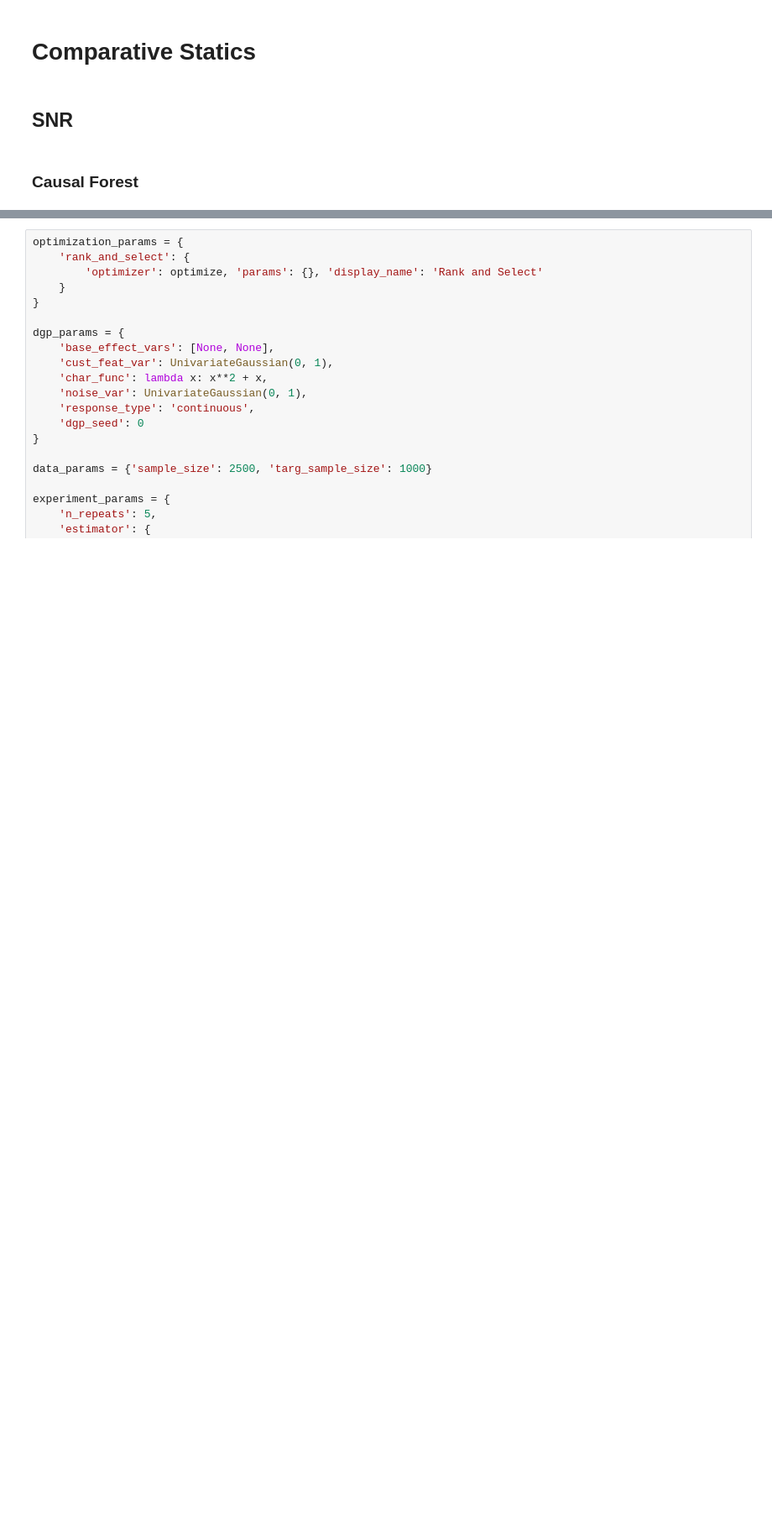
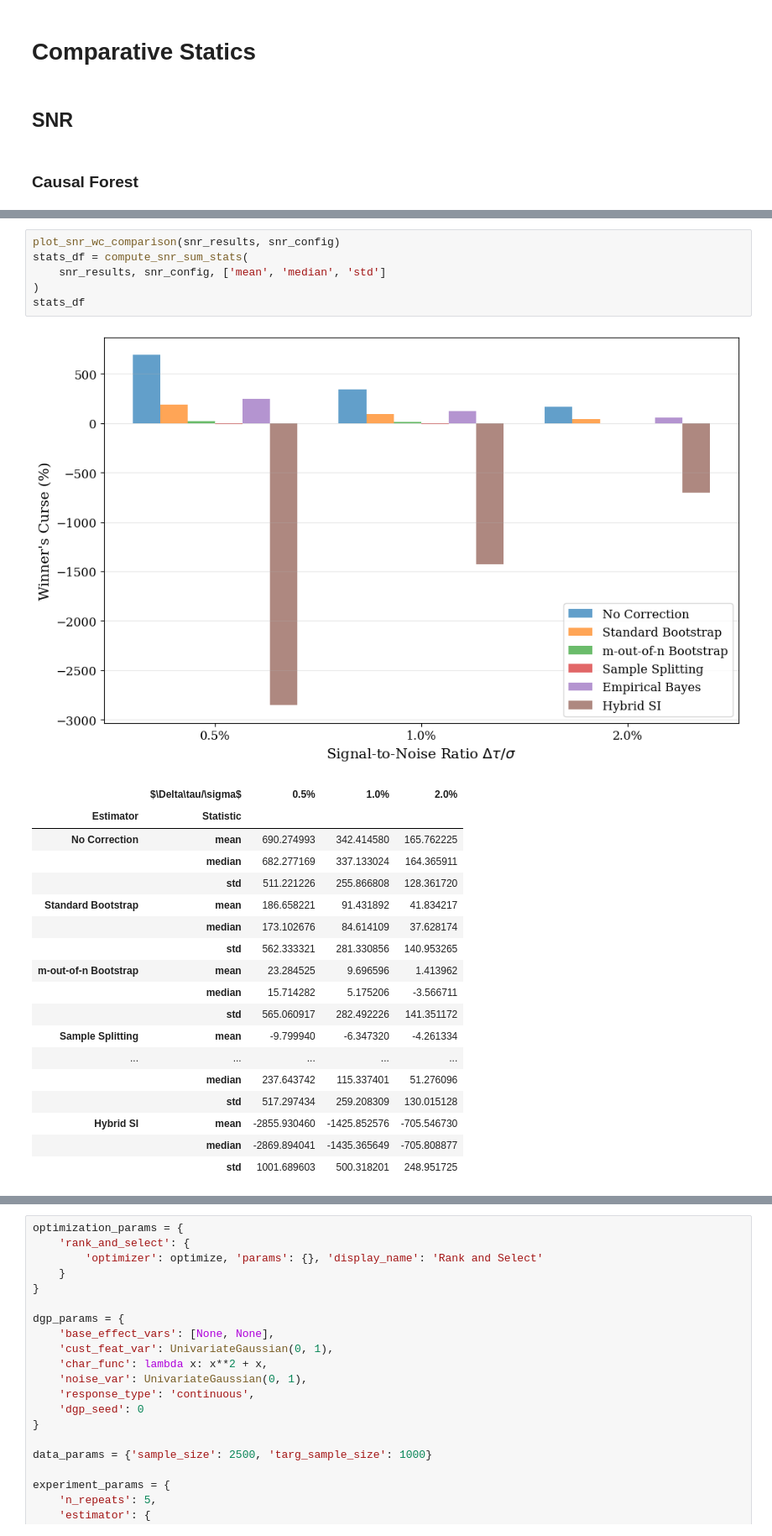
Before and after one commit to iamsikun/winners-curse, a Jupyter notebook: notebooks/targeting.ipynb, the cells around one changed output, grey strips where cells are left out. Shown at 84% size. Saved outputs shown, nothing was run; the diff lists cells and outputs as text; blank space fills up the shorter version.

```diff
--- a/notebooks/targeting.ipynb
+++ b/notebooks/targeting.ipynb
@@ -1242,0 +1231,26 @@ Random Guessing & 1.0050 \\
+# %%
+plot_snr_wc_comparison(snr_results, snr_config)
+stats_df = compute_snr_sum_stats(
+    snr_results, snr_config, ['mean', 'median', 'std']
+)
+stats_df
+# %% [output]
+[figure, added]
+|  | $\Delta\tau/\sigma$ | 0.5% | 1.0% | 2.0% |
+| Estimator | Statistic |  |  |  |
+| No Correction | mean | 690.274993 | 342.414580 | 165.762225 |
+|  | median | 682.277169 | 337.133024 | 164.365911 |
+|  | std | 511.221226 | 255.866808 | 128.361720 |
+| Standard Bootstrap | mean | 186.658221 | 91.431892 | 41.834217 |
+|  | median | 173.102676 | 84.614109 | 37.628174 |
+|  | std | 562.333321 | 281.330856 | 140.953265 |
+| m-out-of-n Bootstrap | mean | 23.284525 | 9.696596 | 1.413962 |
+|  | median | 15.714282 | 5.175206 | -3.566711 |
+|  | std | 565.060917 | 282.492226 | 141.351172 |
+| Sample Splitting | mean | -9.799940 | -6.347320 | -4.261334 |
+| ... | ... | ... | ... | ... |
+|  | median | 237.643742 | 115.337401 | 51.276096 |
+|  | std | 517.297434 | 259.208309 | 130.015128 |
+| Hybrid SI | mean | -2855.930460 | -1425.852576 | -705.546730 |
+|  | median | -2869.894041 | -1435.365649 | -705.808877 |
+|  | std | 1001.689603 | 500.318201 | 248.951725 |
```
Also changed, not shown: parts of 24 cells of this notebook, 17 other files.
